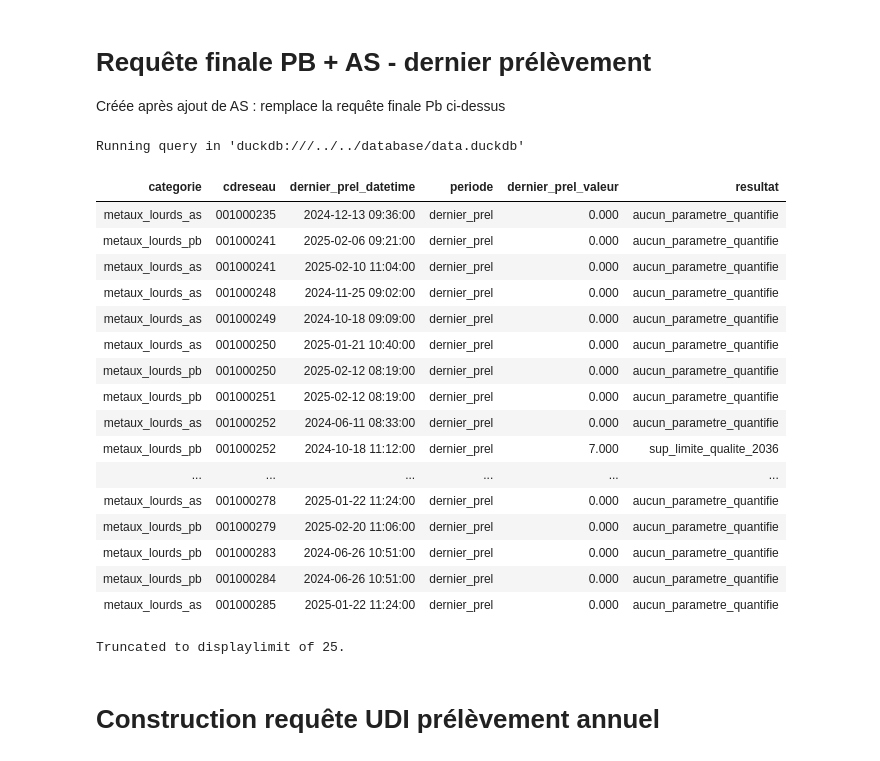
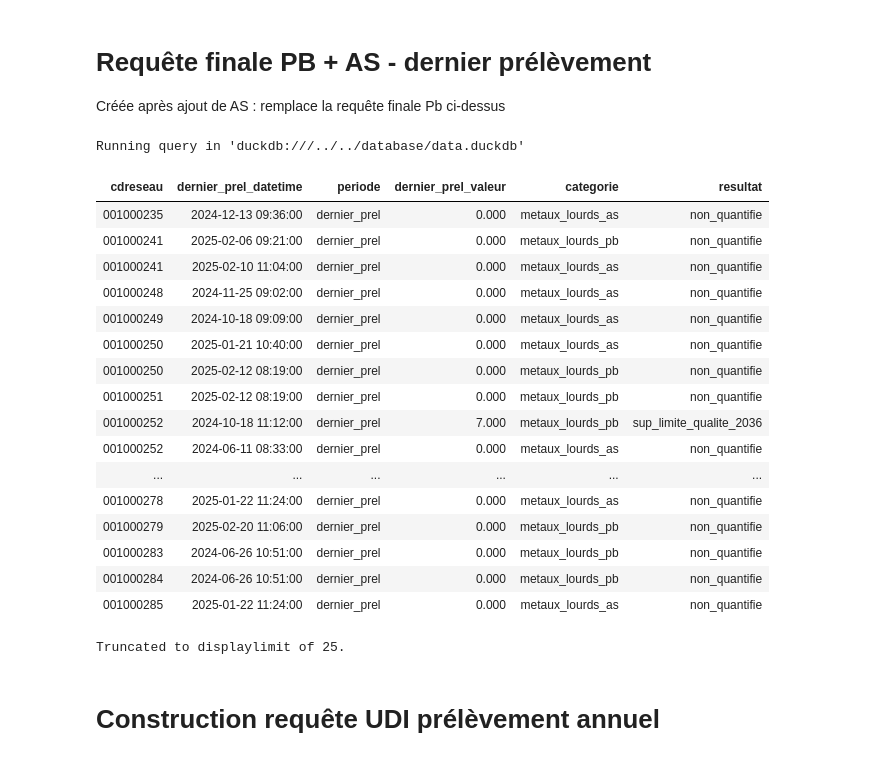
Before and after one commit to dataforgoodfr/13_pollution_eau, a Jupyter notebook: analytics/notebooks/resultats_metaux_lourds.ipynb, the cells around one changed output. Saved outputs shown, nothing was run; the diff lists cells and outputs as text; code cells hidden in the pictures.

Commit message:
récupération des valeurs des champs limite_qualite et valeur_sanitaire_1 en remplacement des valeurs en dur + clarification du champ "resultat"

```diff
--- a/analytics/notebooks/resultats_metaux_lourds.ipynb
+++ b/analytics/notebooks/resultats_metaux_lourds.ipynb
@@ -492,28 +492,36 @@ Créée après ajout de AS : remplace la requête finale Pb ci-dessus
 # %%
 %%sql
 
--- Ici on ne garde que le dernier prélèvement pour chaque UDI dans la dernière année
+-- Ici on ne garde que le dernier prélèvement
+-- pour chaque UDI dans la dernière année
 WITH metaux_lourds_dernier_prel AS (
     SELECT
-        int__resultats_udi_communes.*,
+        *,
         ROW_NUMBER()
             OVER (
-                PARTITION BY cdreseau, cdparametresiseeaux
+                PARTITION BY
+                    cdreseau,
+                    cdparametresiseeaux
                 ORDER BY datetimeprel DESC
             )
             AS row_number
     FROM
         int__resultats_udi_communes
     WHERE
-        cdparametresiseeaux in ('PB', 'AS')
+        cdparametresiseeaux IN ('PB', 'AS')
         AND
         -- On garde les prélèvements de moins d'un an
-        CURRENT_DATE - datetimeprel < INTERVAL 1 YEAR
+        CURRENT_DATE - datetimeprel
+        < INTERVAL 1 YEAR
 )
 
 -- Ici on ne prend que le prélèvement le plus récent (avec row_number = 1)
 -- pour chaque type de métaux lourds
 SELECT
+    cdreseau,
+    datetimeprel AS dernier_prel_datetime,
+    'dernier_prel' AS periode,
+    valtraduite AS dernier_prel_valeur,
     CASE
         WHEN
             cdparametresiseeaux = 'PB'
@@ -522,74 +530,67 @@ SELECT
             cdparametresiseeaux = 'AS'
             THEN 'metaux_lourds_as'
     END AS categorie,
-    cdreseau,
-    datetimeprel AS dernier_prel_datetime,
-    'dernier_prel' AS periode,
-    valtraduite AS dernier_prel_valeur,
     CASE
         WHEN
-            cdparametresiseeaux = 'PB'
-            AND (valtraduite IS NULL
-            OR valtraduite = 0)
-            THEN 'aucun_parametre_quantifie'
+            -- Pas de distinction PB/AS car même résultat
+            valtraduite IS NULL
+            OR valtraduite = 0
+            THEN 'non_quantifie'
         WHEN
             cdparametresiseeaux = 'PB'
-            AND valtraduite >= 10
+            AND valtraduite >= limite_qualite
             THEN 'sup_limite_qualite'
         WHEN
+            -- 5 est la future limite de qualité appliquée
+            -- à partir de 2036
             cdparametresiseeaux = 'PB'
             AND valtraduite >= 5
-            AND valtraduite < 10
+            AND valtraduite < limite_qualite
             THEN 'sup_limite_qualite_2036'
         WHEN
             cdparametresiseeaux = 'PB'
             AND valtraduite < 5
             THEN 'inf_5'
         WHEN
             cdparametresiseeaux = 'AS'
-            AND (valtraduite IS NULL
-            OR valtraduite = 0)
-            THEN 'aucun_parametre_quantifie'
+            AND valtraduite >= valeur_sanitaire_1
+            THEN 'sup_limite_sanitaire'
         WHEN
             cdparametresiseeaux = 'AS'
-            AND valtraduite >= 13
+            AND valtraduite >= limite_qualite
+            AND valtraduite < valeur_sanitaire_1
             THEN 'sup_limite_qualite'
         WHEN
             cdparametresiseeaux = 'AS'
-            AND valtraduite >= 10
-            AND valtraduite < 13
-            THEN 'as_sup_10_inf_13'
-        WHEN
-            cdparametresiseeaux = 'AS'
-            AND valtraduite < 10
-            THEN 'inf_10'
+            AND valtraduite < limite_qualite
+            THEN 'inf_limite_qualite'
         ELSE 'erreur'
     END AS resultat
 FROM
     metaux_lourds_dernier_prel
 WHERE
     row_number = 1
 ORDER BY
     cdreseau
 # %% [output]
 Running query in 'duckdb:///../../database/data.duckdb'
-| categorie | cdreseau | dernier_prel_datetime | periode | dernier_prel_valeur | resultat |
-| metaux_lourds_as | 001000235 | 2024-12-13 09:36:00 | dernier_prel | 0.000 | aucun_parametre_quantifie |
-| metaux_lourds_pb | 001000241 | 2025-02-06 09:21:00 | dernier_prel | 0.000 | aucun_parametre_quantifie |
-| metaux_lourds_as | 001000241 | 2025-02-10 11:04:00 | dernier_prel | 0.000 | aucun_parametre_quantifie |
-| metaux_lourds_as | 001000248 | 2024-11-25 09:02:00 | dernier_prel | 0.000 | aucun_parametre_quantifie |
-| metaux_lourds_as | 001000249 | 2024-10-18 09:09:00 | dernier_prel | 0.000 | aucun_parametre_quantifie |
-| metaux_lourds_as | 001000250 | 2025-01-21 10:40:00 | dernier_prel | 0.000 | aucun_parametre_quantifie |
-| metaux_lourds_pb | 001000250 | 2025-02-12 08:19:00 | dernier_prel | 0.000 | aucun_parametre_quantifie |
-| metaux_lourds_pb | 001000251 | 2025-02-12 08:19:00 | dernier_prel | 0.000 | aucun_parametre_quantifie |
-| metaux_lourds_as | 001000252 | 2024-06-11 08:33:00 | dernier_prel | 0.000 | aucun_parametre_quantifie |
-| metaux_lourds_pb | 001000252 | 2024-10-18 11:12:00 | dernier_prel | 7.000 | sup_limite_qualite_2036 |
+| cdreseau | dernier_prel_datetime | periode | dernier_prel_valeur | categorie | resultat |
+| 001000235 | 2024-12-13 09:36:00 | dernier_prel | 0.000 | metaux_lourds_as | non_quantifie |
+| 001000241 | 2025-02-06 09:21:00 | dernier_prel | 0.000 | metaux_lourds_pb | non_quantifie |
+| 001000241 | 2025-02-10 11:04:00 | dernier_prel | 0.000 | metaux_lourds_as | non_quantifie |
+| 001000248 | 2024-11-25 09:02:00 | dernier_prel | 0.000 | metaux_lourds_as | non_quantifie |
+| 001000249 | 2024-10-18 09:09:00 | dernier_prel | 0.000 | metaux_lourds_as | non_quantifie |
+| 001000250 | 2025-01-21 10:40:00 | dernier_prel | 0.000 | metaux_lourds_as | non_quantifie |
+| 001000250 | 2025-02-12 08:19:00 | dernier_prel | 0.000 | metaux_lourds_pb | non_quantifie |
+| 001000251 | 2025-02-12 08:19:00 | dernier_prel | 0.000 | metaux_lourds_pb | non_quantifie |
+| 001000252 | 2024-10-18 11:12:00 | dernier_prel | 7.000 | metaux_lourds_pb | sup_limite_qualite_2036 |
+| 001000252 | 2024-06-11 08:33:00 | dernier_prel | 0.000 | metaux_lourds_as | non_quantifie |
 | ... | ... | ... | ... | ... | ... |
-| metaux_lourds_as | 001000278 | 2025-01-22 11:24:00 | dernier_prel | 0.000 | aucun_parametre_quantifie |
-| metaux_lourds_pb | 001000279 | 2025-02-20 11:06:00 | dernier_prel | 0.000 | aucun_parametre_quantifie |
-| metaux_lourds_pb | 001000283 | 2024-06-26 10:51:00 | dernier_prel | 0.000 | aucun_parametre_quantifie |
-| metaux_lourds_pb | 001000284 | 2024-06-26 10:51:00 | dernier_prel | 0.000 | aucun_parametre_quantifie |
-| metaux_lourds_as | 001000285 | 2025-01-22 11:24:00 | dernier_prel | 0.000 | aucun_parametre_quantifie |
+| 001000278 | 2025-01-22 11:24:00 | dernier_prel | 0.000 | metaux_lourds_as | non_quantifie |
+| 001000279 | 2025-02-20 11:06:00 | dernier_prel | 0.000 | metaux_lourds_pb | non_quantifie |
+| 001000283 | 2024-06-26 10:51:00 | dernier_prel | 0.000 | metaux_lourds_pb | non_quantifie |
+| 001000284 | 2024-06-26 10:51:00 | dernier_prel | 0.000 | metaux_lourds_pb | non_quantifie |
+| 001000285 | 2025-01-22 11:24:00 | dernier_prel | 0.000 | metaux_lourds_as | non_quantifie |
 Truncated to displaylimit of 25.
 # %% [markdown]
 # Construction requête UDI prélèvement annuel
```
Also changed, not shown: parts of 7 cells of this notebook, 3 other files.
